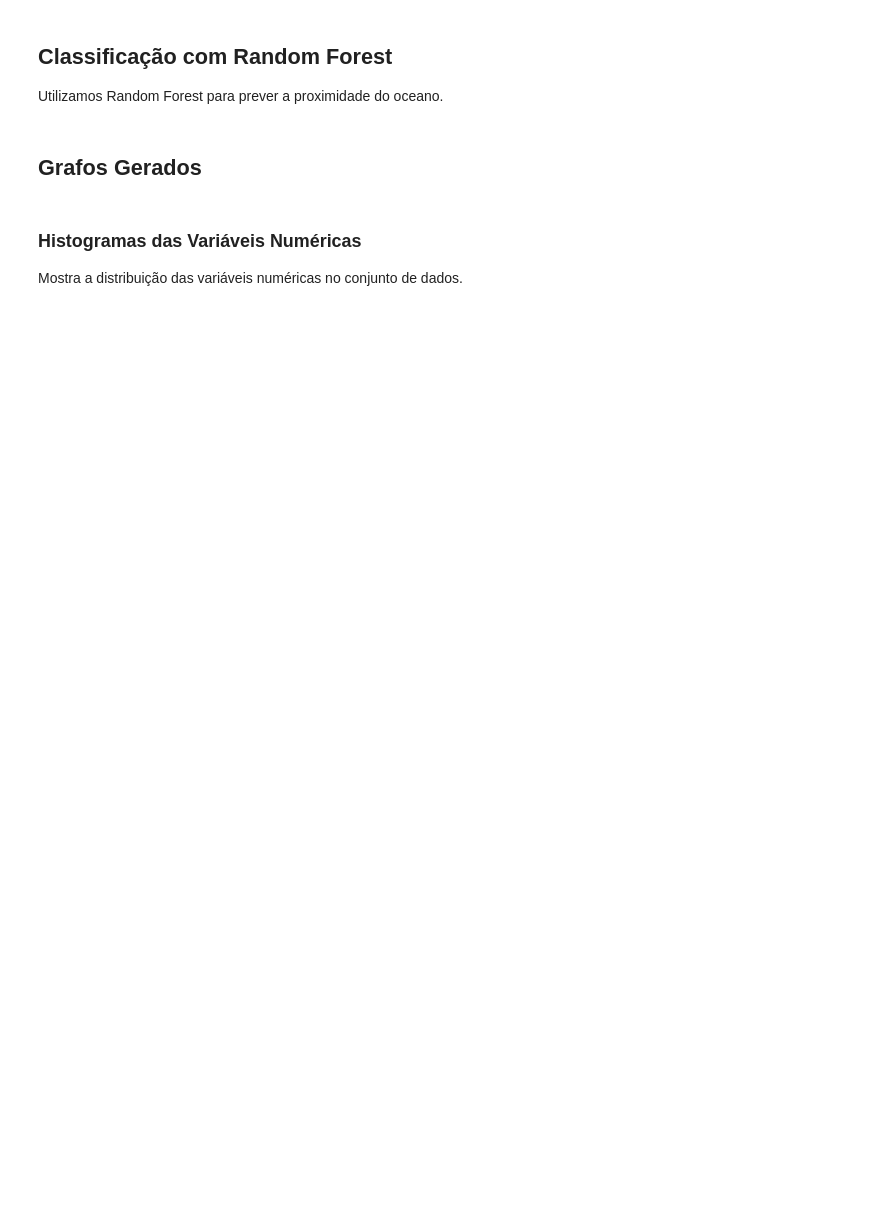
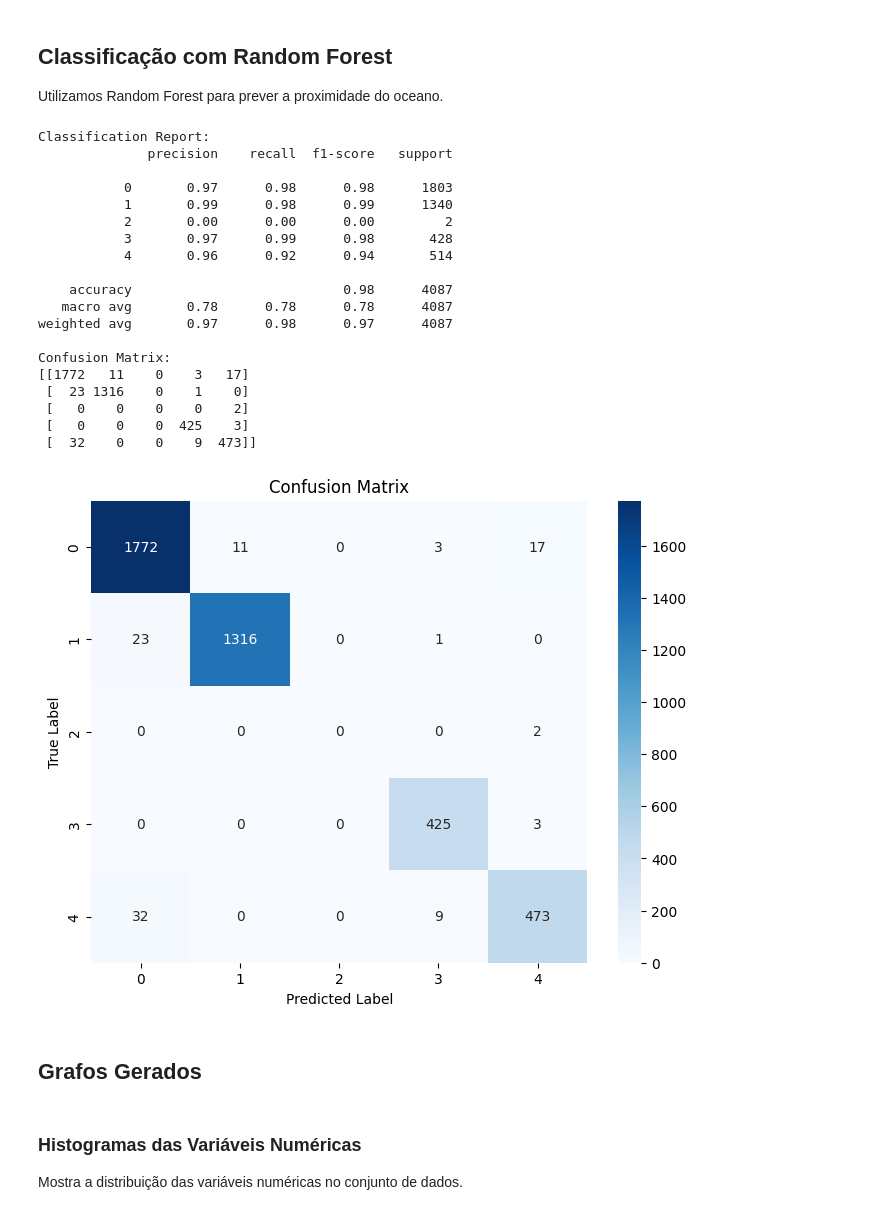
Before and after one commit to 26432-LESI-PL/IA_TP2, a Jupyter notebook: jpynotebook.ipynb, the cells around one changed output. Drawn from its saved outputs; the diff is of its cells as text; code cells hidden in the pictures; blank space fills up the shorter version.

```diff
--- a/jpynotebook.ipynb
+++ b/jpynotebook.ipynb
@@ -179,3 +279,63 @@ print(confusion_matrix(y_test_class, y_pred_class))
+# %%
+# 13. Prepare data for classification (using 'ocean_proximity' as target)
+
+X_class = df.drop('ocean_proximity', axis=1)
+y_class = df['ocean_proximity']
+
+# Encode the target variable for classification
+label_encoder = LabelEncoder()
+y_class_encoded = label_encoder.fit_transform(y_class)
+
+X_train_class, X_test_class, y_train_class, y_test_class = train_test_split(X_class, y_class_encoded, test_size=0.2, random_state=42)
+
+# Preprocess numerical features for classification
+preprocessor_class = ColumnTransformer(
+    transformers=[
+        ('num', StandardScaler(), numerical_features)
+    ])
+
+X_train_class = preprocessor_class.fit_transform(X_train_class)
+X_test_class = preprocessor_class.transform(X_test_class)
+
+# Train a Random Forest Classifier
+rf_classifier = RandomForestClassifier(random_state=42)
+rf_classifier.fit(X_train_class, y_train_class)
+
+# Predict and evaluate
+y_pred_class = rf_classifier.predict(X_test_class)
+print("\nClassification Report:")
+print(classification_report(y_test_class, y_pred_class))
+print("Confusion Matrix:")
+print(confusion_matrix(y_test_class, y_pred_class))
+
+# Display the confusion matrix as a heatmap
+plt.figure(figsize=(8, 6))
+sns.heatmap(confusion_matrix(y_test_class, y_pred_class), annot=True, fmt='d', cmap='Blues')
+plt.xlabel('Predicted Label')
+plt.ylabel('True Label')
+plt.title('Confusion Matrix')
+plt.show()
+# %% [output]
+Classification Report:
+              precision    recall  f1-score   support
+
+           0       0.97      0.98      0.98      1803
+           1       0.99      0.98      0.99      1340
+           2       0.00      0.00      0.00         2
+           3       0.97      0.99      0.98       428
+           4       0.96      0.92      0.94       514
+
+    accuracy                           0.98      4087
+   macro avg       0.78      0.78      0.78      4087
+weighted avg       0.97      0.98      0.97      4087
+
+Confusion Matrix:
+[[1772   11    0    3   17]
+ [  23 1316    0    1    0]
+ [   0    0    0    0    2]
+ [   0    0    0  425    3]
+ [  32    0    0    9  473]]
+[figure, added]
 # %% [markdown]
 ## Grafos Gerados
 # %% [markdown]
```
Also changed, not shown: parts of 8 cells of this notebook.
